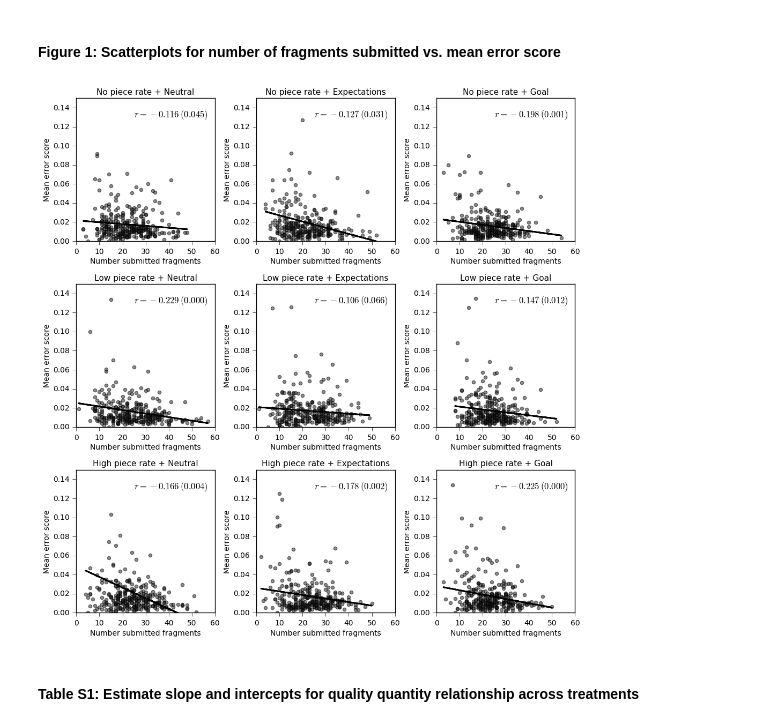
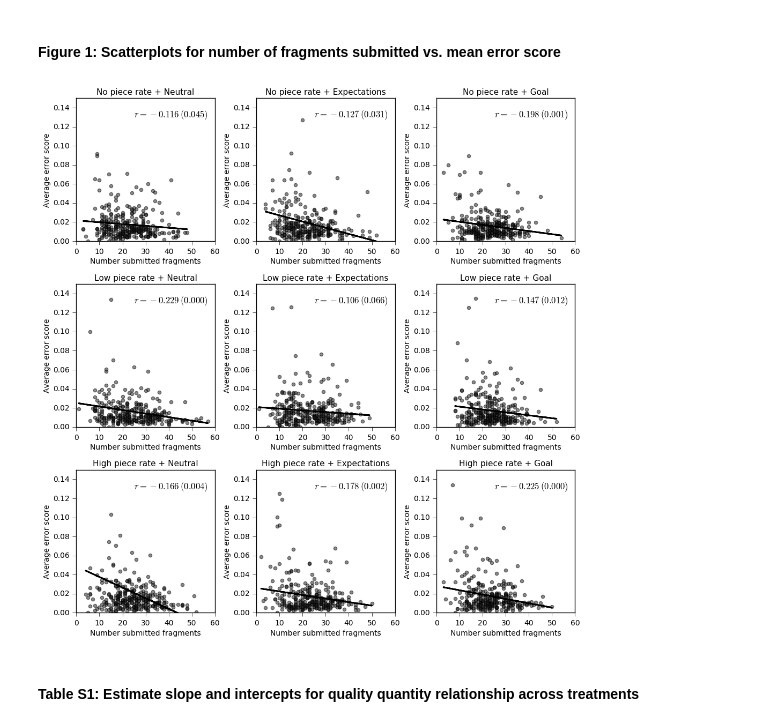
Before and after one commit to sebfest/motivation_and_incentives, a Jupyter notebook: main/notebook/5_quantity_vs_quality.ipynb, the cells around one changed output. Drawn from its saved outputs; the diff is of its cells as text; code cells hidden in the pictures.

```diff
--- a/main/notebook/5_quantity_vs_quality.ipynb
+++ b/main/notebook/5_quantity_vs_quality.ipynb
@@ -137,33 +137,32 @@ df = df.merge(avg_edit_ratio, left_on='workerid', right_on='workerid', validate=
 # %%
 def get_fitted_values(df, x, y):
     y = df.loc[:,y]
     x = df.loc[:,x]
     x = sm.add_constant(x)
     ols = sm.OLS(y, x).fit()
     return ols.fittedvalues
-
 
 x_var, y_var = 'counter_real', 'avg_edit_ratio'
 scatter_params = dict(xlim=[0, 60], ylim=[0, 0.15], color='0.1', alpha=0.5)
 with plt.style.context('classic'):
     fig, axis = plt.subplots(ncols=3, nrows=3, figsize=(12, 12), dpi=100)
     fig.set_facecolor('w')
     fig.subplots_adjust(hspace=0.3, wspace=0.3)
     for i, ax in enumerate(fig.axes):
         treatment = df.treatment_str.unique()[i]
         df_scatter = df[df.treatment_str == treatment]
         df_scatter.plot.scatter(x=x_var, y=y_var, ax=ax, **scatter_params)
         ax.plot(df_scatter[x_var], get_fitted_values(df_scatter, x_var, y_var), c='0', lw=2)
         r, p = stats.pearsonr(df_scatter[x_var], df_scatter[y_var])
         ax.text(25, 0.13 , r"$r={a:.3f}\:({b:.3f})$".format(a=r, b=p))
         ax.set_title(treatment, **font_kwargs)
         ax.tick_params(axis='x', labelsize='small', **tick_kwargs)
         ax.tick_params(axis='y', labelsize='small', **tick_kwargs)
         ax.set_xlabel("Number submitted fragments", fontsize='small', labelpad=3)
-        ax.set_ylabel("Mean error score", fontsize='small', labelpad=3)
+        ax.set_ylabel("Average error score", fontsize='small', labelpad=3)
 plt.savefig(os.path.join(FIGURES_FOLDER, 'corr_counter_real_editratio.pdf'), bbox_inches='tight')
 # %% [output]
-[figure, old version]
+[figure, new version]
 # %% [markdown]
 #### Table S1: Estimate slope and intercepts for quality quantity relationship across treatments <a id='ols_quantity_quality'></a>
 # %%
```
Also changed, not shown: 3 other files.
